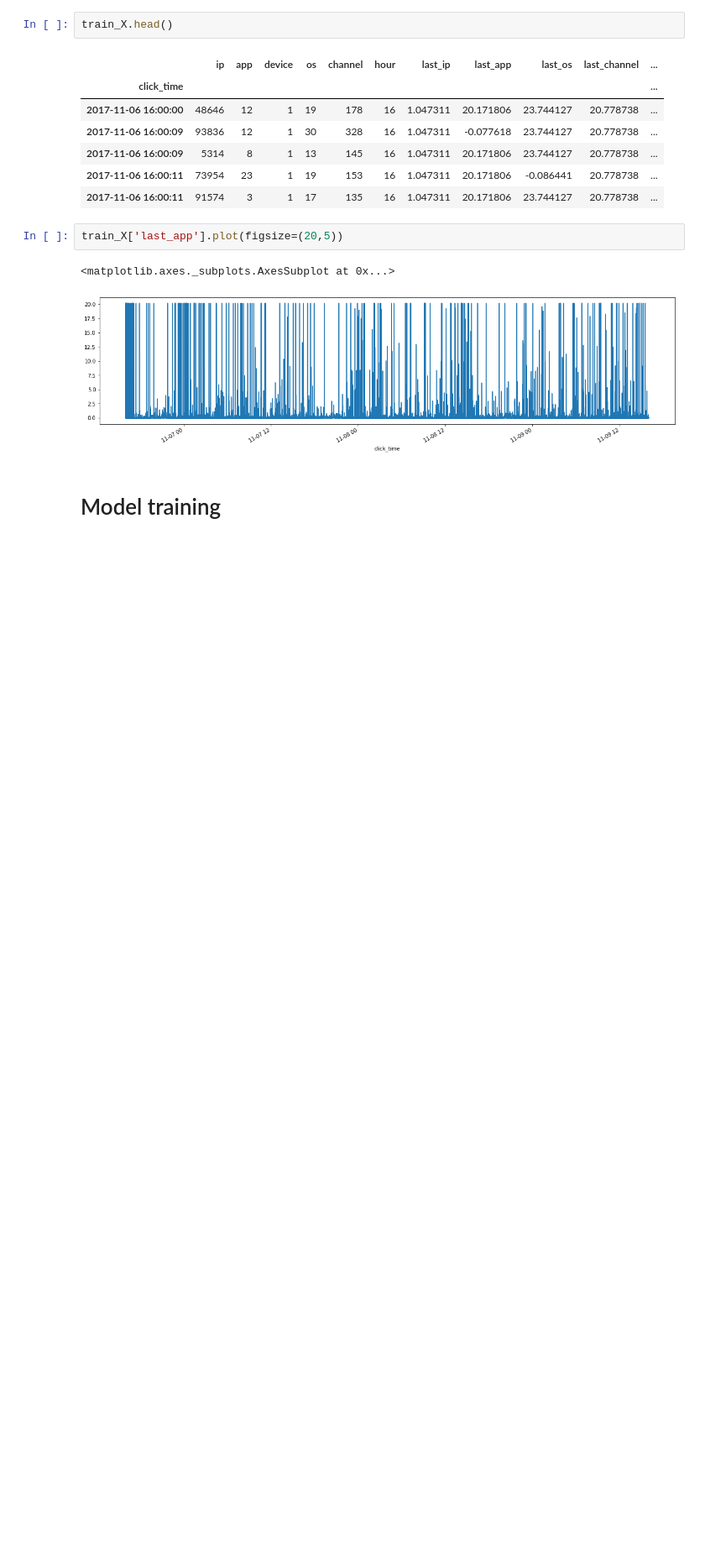
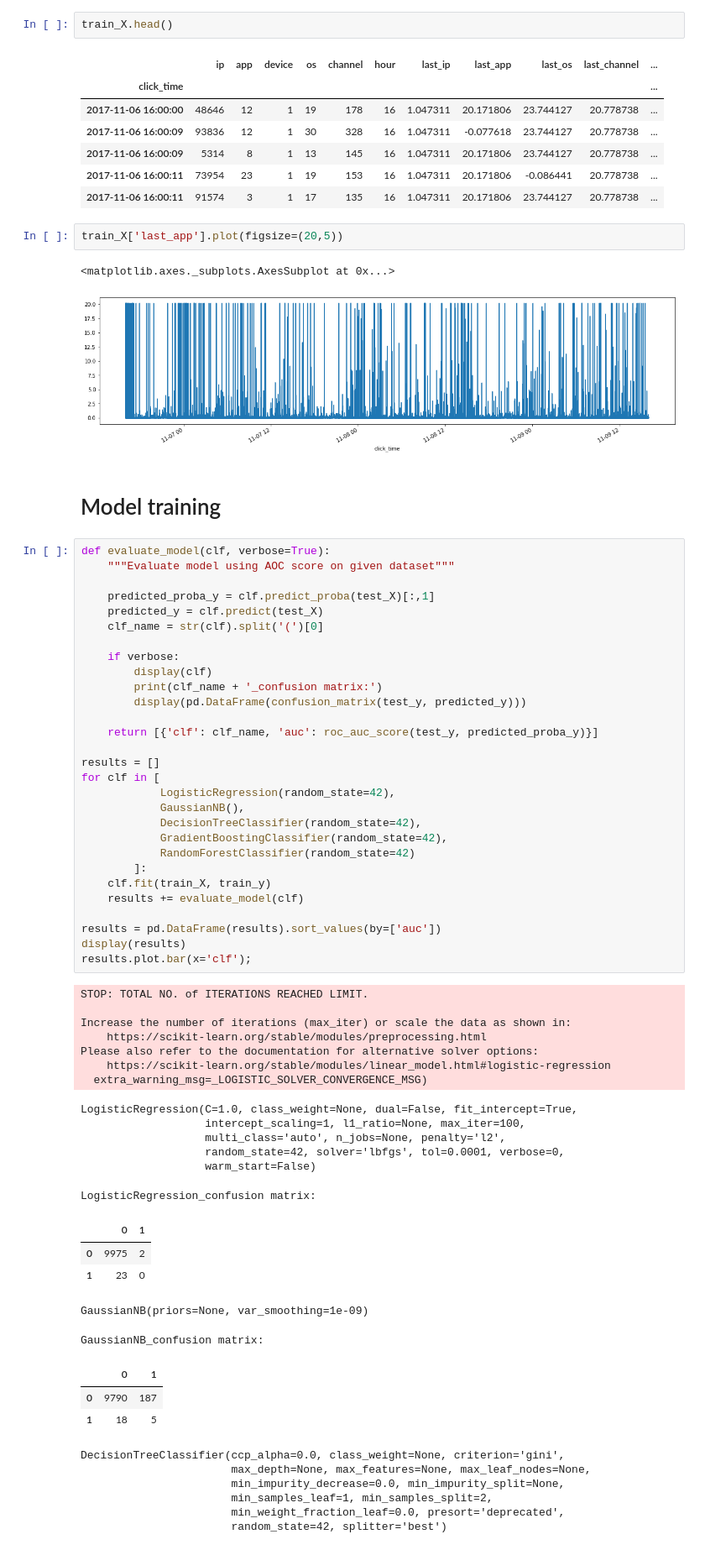
Before and after one commit to Kasimova2022/ml-sagemaker, a Jupyter notebook: talkingdata-adtracking-fraud-detection/talkingdata.ipynb, the cells around one changed output. Shown: that part at 84% size. Cells and saved outputs as stored; diff of their text form; blank space fills up the shorter version.

Commit message:
Preprocessing

```diff
--- a/talkingdata-adtracking-fraud-detection/talkingdata.ipynb
+++ b/talkingdata-adtracking-fraud-detection/talkingdata.ipynb
@@ -222,3 +236,60 @@ train_X['last_app'].plot(figsize=(20,5))
 [figure]
 # %% [markdown]
 # Model training
+# %%
+def evaluate_model(clf, verbose=True):
+    """Evaluate model using AOC score on given dataset"""
+
+    predicted_proba_y = clf.predict_proba(test_X)[:,1]
+    predicted_y = clf.predict(test_X)
+    clf_name = str(clf).split('(')[0]
+
+    if verbose:
+        display(clf)
+        print(clf_name + '_confusion matrix:')
+        display(pd.DataFrame(confusion_matrix(test_y, predicted_y)))
+
+    return [{'clf': clf_name, 'auc': roc_auc_score(test_y, predicted_proba_y)}]
+
+results = []
+for clf in [
+            LogisticRegression(random_state=42),
+            GaussianNB(),
+            DecisionTreeClassifier(random_state=42),
+            GradientBoostingClassifier(random_state=42),
+            RandomForestClassifier(random_state=42)
+        ]:
+    clf.fit(train_X, train_y)
+    results += evaluate_model(clf)
+
+results = pd.DataFrame(results).sort_values(by=['auc'])
+display(results)
+results.plot.bar(x='clf');
+# %% [output]
+STOP: TOTAL NO. of ITERATIONS REACHED LIMIT.
+
+Increase the number of iterations (max_iter) or scale the data as shown in:
+    https://scikit-learn.org/stable/modules/preprocessing.html
+Please also refer to the documentation for alternative solver options:
+    https://scikit-learn.org/stable/modules/linear_model.html#logistic-regression
+  extra_warning_msg=_LOGISTIC_SOLVER_CONVERGENCE_MSG)
+LogisticRegression(C=1.0, class_weight=None, dual=False, fit_intercept=True,
+                   intercept_scaling=1, l1_ratio=None, max_iter=100,
+                   multi_class='auto', n_jobs=None, penalty='l2',
+                   random_state=42, solver='lbfgs', tol=0.0001, verbose=0,
+                   warm_start=False)
+LogisticRegression_confusion matrix:
+|  | 0 | 1 |
+| 0 | 9975 | 2 |
+| 1 | 23 | 0 |
+GaussianNB(priors=None, var_smoothing=1e-09)
+GaussianNB_confusion matrix:
+|  | 0 | 1 |
+| 0 | 9790 | 187 |
+| 1 | 18 | 5 |
+DecisionTreeClassifier(ccp_alpha=0.0, class_weight=None, criterion='gini',
+                       max_depth=None, max_features=None, max_leaf_nodes=None,
+                       min_impurity_decrease=0.0, min_impurity_split=None,
+                       min_samples_leaf=1, min_samples_split=2,
+                       min_weight_fraction_leaf=0.0, presort='deprecated',
+                       random_state=42, splitter='best')
```
Also changed, not shown: parts of 7 cells of this notebook, 1 other file.
